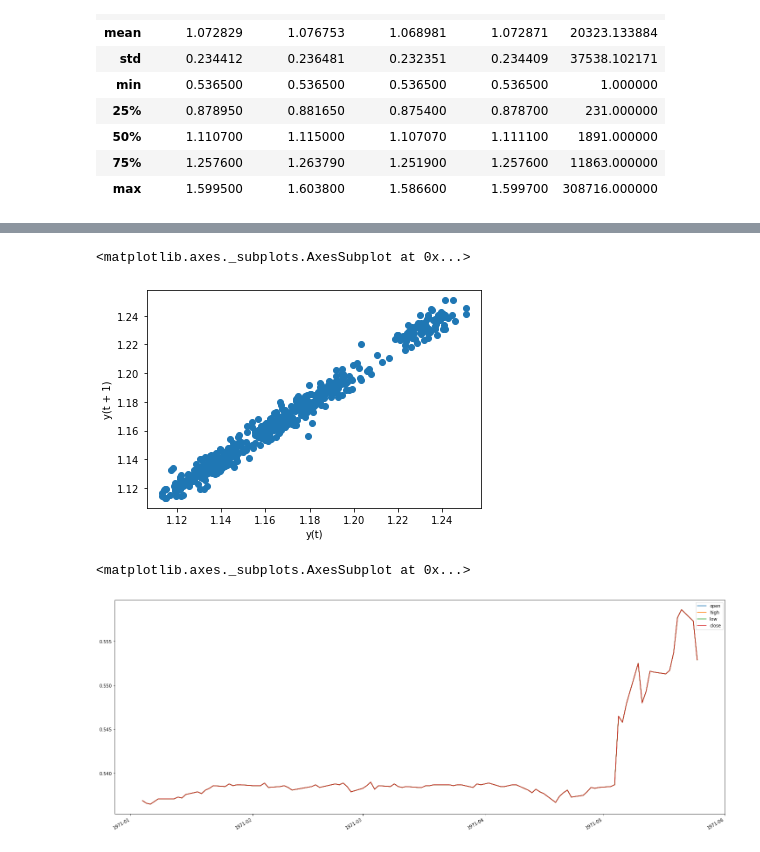
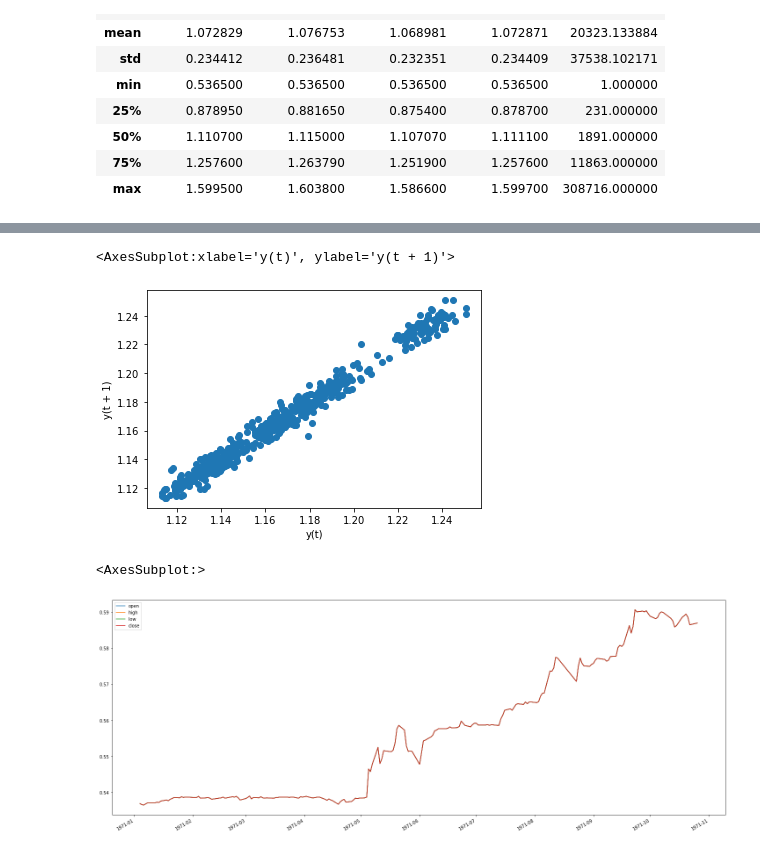
Before and after one commit to SMJB4015/Analyse_Donnee, a Jupyter notebook: index.ipynb, the cells around one changed output, grey strips where cells are left out. Drawn from its saved outputs; the diff is of its cells as text; code cells hidden in the pictures.

```diff
--- a/index.ipynb
+++ b/index.ipynb
@@ -4,7 +4,7 @@ import numpy as np
 import seaborn as sns
 import matplotlib.pyplot as plt
 # %%
-eu = pd.read_csv('../input/eurusd-daily/eu.csv', index_col=0, parse_dates=True, skipinitialspace=True)
+eu = pd.read_csv('data/eu.csv', index_col=0, parse_dates=True, skipinitialspace=True)
 eu.drop('date', axis='columns', inplace=True)
 eu.head()
 # %% [output]
@@ -119,10 +114,10 @@ from pandas.plotting import lag_plot
 
 lag_plot(eu['close'].tail(500))
 # %% [output]
-<matplotlib.axes._subplots.AxesSubplot at 0x...>
+<AxesSubplot:xlabel='y(t)', ylabel='y(t + 1)'>
 [figure]
 # %%
-eu.iloc[:100].plot(y=['open', 'high', 'low', 'close'], figsize=(25,10))
+eu.iloc[:200].plot(y=['open', 'high', 'low', 'close'], figsize=(25,10))
 # %% [output]
-<matplotlib.axes._subplots.AxesSubplot at 0x...>
+<AxesSubplot:>
-[figure, old version]
+[figure, new version]
```
Also changed, not shown: parts of 15 cells of this notebook.
